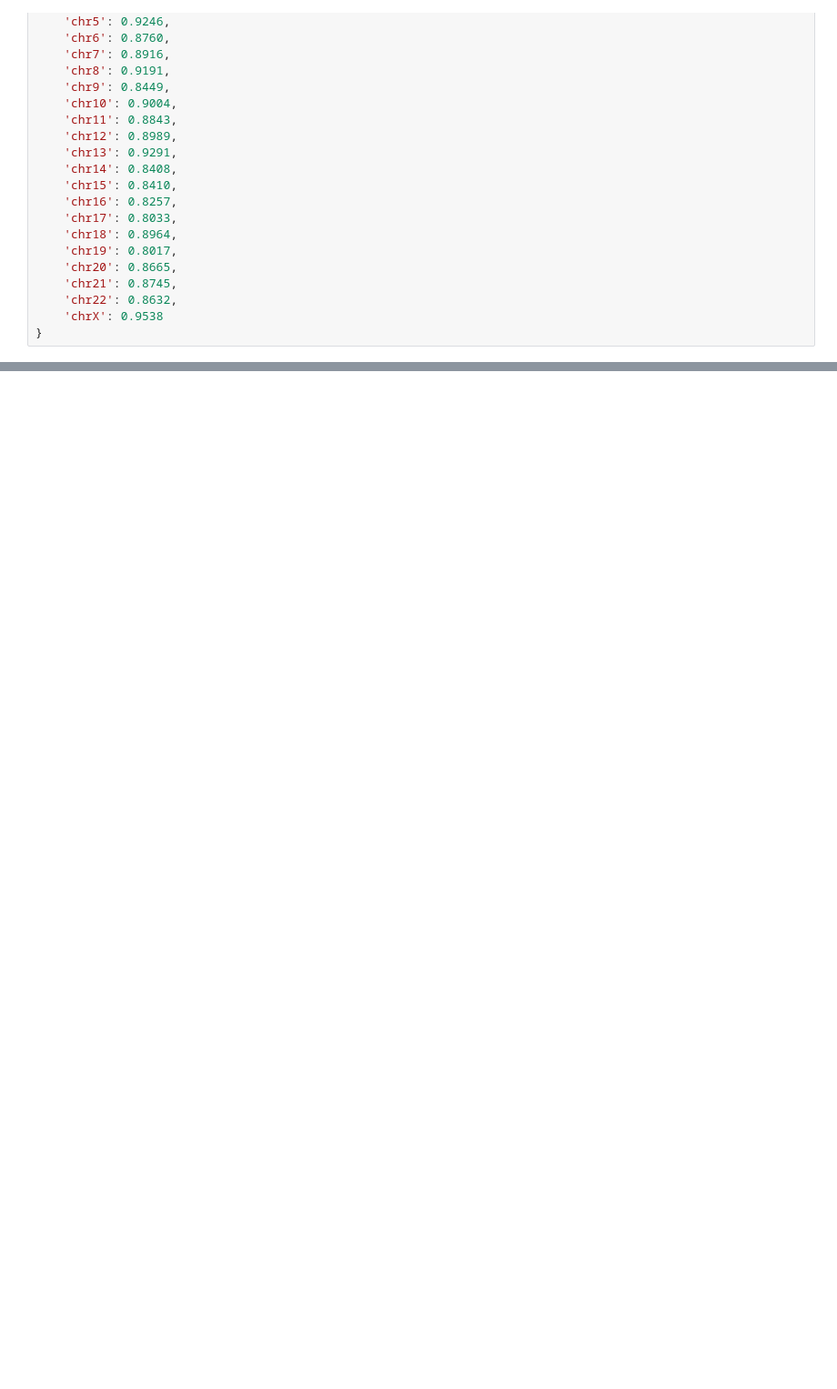
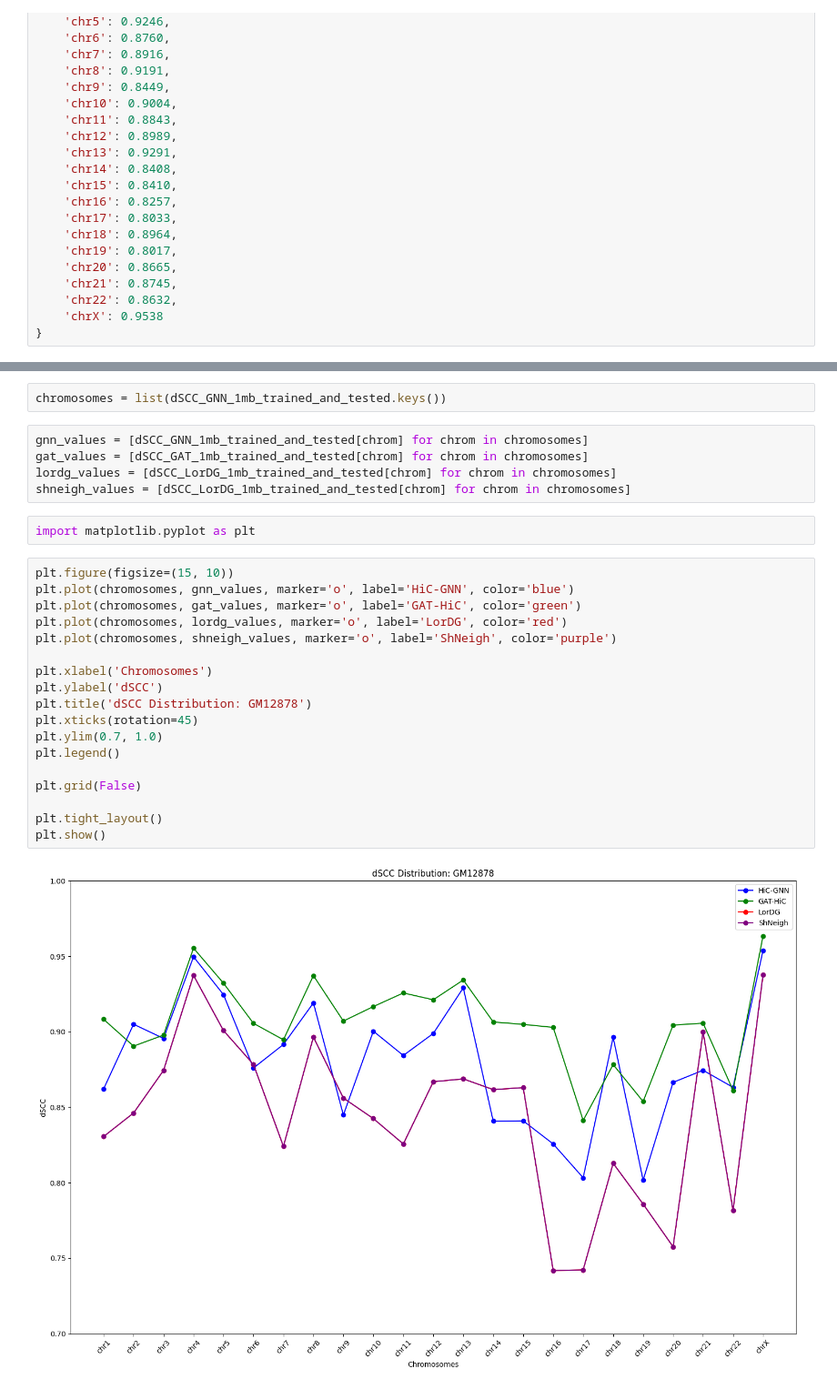
Before and after one commit to beyzoskaya/HiC-GNN, a Jupyter notebook: visualize.ipynb, the cells around one changed output, grey strips where cells are left out. Shown at 91% size. Drawn from its saved outputs; the diff is of its cells as text; blank space fills up the shorter version.

```diff
--- a/visualize.ipynb
+++ b/visualize.ipynb
@@ -1329,0 +1385,29 @@ dSCC_GAT_1mb_trained_and_tested = {
+# %%
+chromosomes = list(dSCC_GNN_1mb_trained_and_tested.keys())
+# %%
+gnn_values = [dSCC_GNN_1mb_trained_and_tested[chrom] for chrom in chromosomes]
+gat_values = [dSCC_GAT_1mb_trained_and_tested[chrom] for chrom in chromosomes]
+lordg_values = [dSCC_LorDG_1mb_trained_and_tested[chrom] for chrom in chromosomes]
+shneigh_values = [dSCC_LorDG_1mb_trained_and_tested[chrom] for chrom in chromosomes]
+# %%
+import matplotlib.pyplot as plt
+# %%
+plt.figure(figsize=(15, 10))
+plt.plot(chromosomes, gnn_values, marker='o', label='HiC-GNN', color='blue')
+plt.plot(chromosomes, gat_values, marker='o', label='GAT-HiC', color='green')
+plt.plot(chromosomes, lordg_values, marker='o', label='LorDG', color='red')
+plt.plot(chromosomes, shneigh_values, marker='o', label='ShNeigh', color='purple')
+
+plt.xlabel('Chromosomes')
+plt.ylabel('dSCC')
+plt.title('dSCC Distribution: GM12878')
+plt.xticks(rotation=45)
+plt.ylim(0.7, 1.0)
+plt.legend()
+
+plt.grid(False)
+
+plt.tight_layout()
+plt.show()
+# %% [output]
+[figure, added]
```
Also changed, not shown: parts of 39 cells of this notebook.
